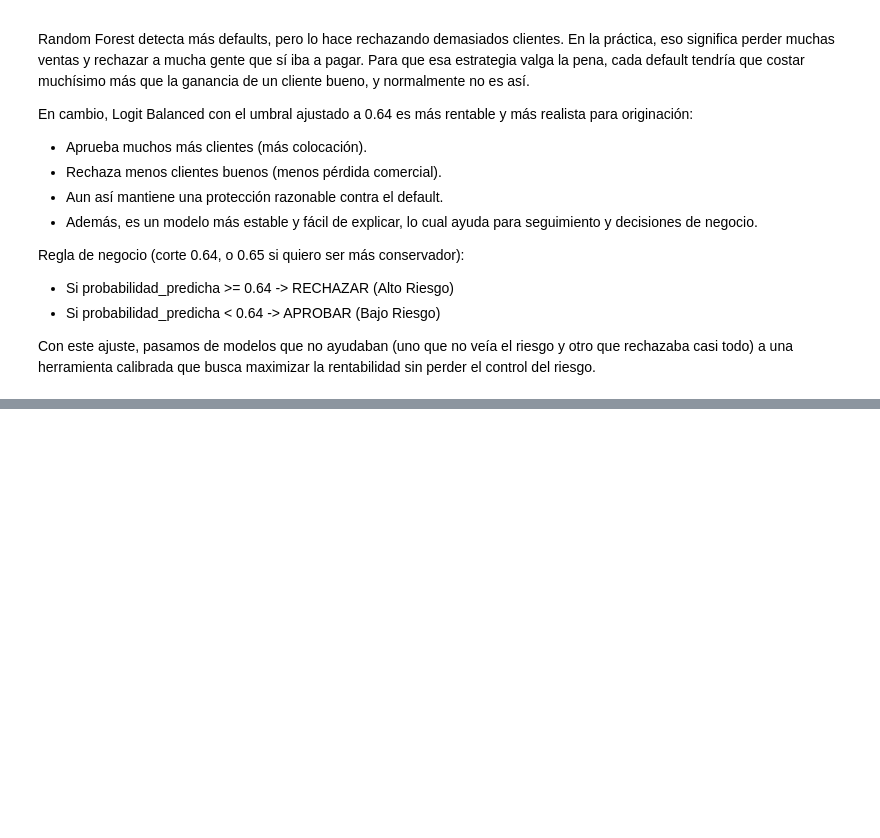
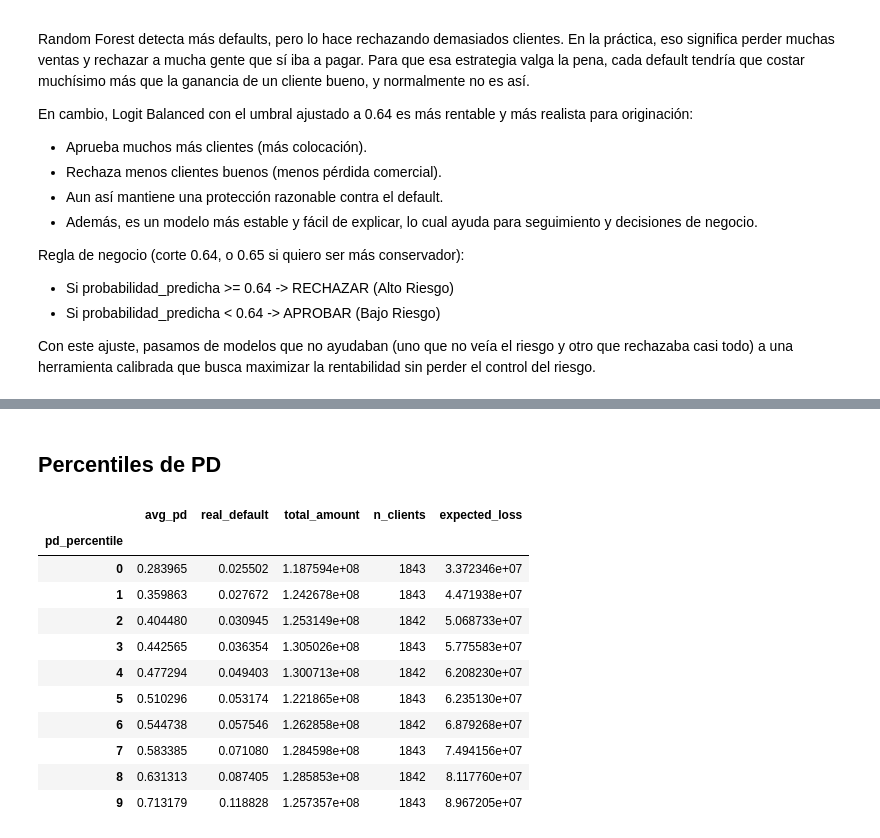
Before and after one commit to lioact/Prueba-Monex, a Jupyter notebook: 02 Incumplimento.ipynb, the cells around one changed output, grey strips where cells are left out. Saved outputs shown, nothing was run; the diff lists cells and outputs as text; code cells hidden in the pictures; blank space fills up the shorter version.

```diff
--- a/02 Incumplimento.ipynb
+++ b/02 Incumplimento.ipynb
@@ -721,0 +724,9 @@ Con este ajuste, pasamos de modelos que no ayudaban (uno que no veía el riesgo
+# %%
+eval_df = apps_model.copy()
+
+eval_df['pd'] = logit_balanced.predict_proba(
+    scaler.transform(eval_df[good_vars])
+)[:, 1]
+
+# cohorte por mes de originación
+eval_df['cohort'] = eval_df['orig_month'].dt.to_period('M')
@@ -721,0 +770,34 @@ Con este ajuste, pasamos de modelos que no ayudaban (uno que no veía el riesgo
+# %% [markdown]
+## Percentiles de PD
+# %%
+eval_df['pd_percentile'] = pd.qcut(eval_df['pd'], 10, labels=False)
+# %%
+percentile_table = (
+    eval_df
+    .groupby('pd_percentile')
+    .agg(
+        avg_pd=('pd', 'mean'),
+        real_default=('default_12m', 'mean'),
+        total_amount=('amount', 'sum'),
+        n_clients=('customer_id', 'count')
+    )
+)
+
+percentile_table['expected_loss'] = (
+    percentile_table['avg_pd'] * percentile_table['total_amount']
+)
+
+percentile_table
+# %% [output]
+|  | avg_pd | real_default | total_amount | n_clients | expected_loss |
+| pd_percentile |  |  |  |  |  |
+| 0 | 0.283965 | 0.025502 | 1.187594e+08 | 1843 | 3.372346e+07 |
+| 1 | 0.359863 | 0.027672 | 1.242678e+08 | 1843 | 4.471938e+07 |
+| 2 | 0.404480 | 0.030945 | 1.253149e+08 | 1842 | 5.068733e+07 |
+| 3 | 0.442565 | 0.036354 | 1.305026e+08 | 1843 | 5.775583e+07 |
+| 4 | 0.477294 | 0.049403 | 1.300713e+08 | 1842 | 6.208230e+07 |
+| 5 | 0.510296 | 0.053174 | 1.221865e+08 | 1843 | 6.235130e+07 |
+| 6 | 0.544738 | 0.057546 | 1.262858e+08 | 1842 | 6.879268e+07 |
+| 7 | 0.583385 | 0.071080 | 1.284598e+08 | 1843 | 7.494156e+07 |
+| 8 | 0.631313 | 0.087405 | 1.285853e+08 | 1842 | 8.117760e+07 |
+| 9 | 0.713179 | 0.118828 | 1.257357e+08 | 1843 | 8.967205e+07 |
```
Also changed, not shown: parts of 12 cells of this notebook.
